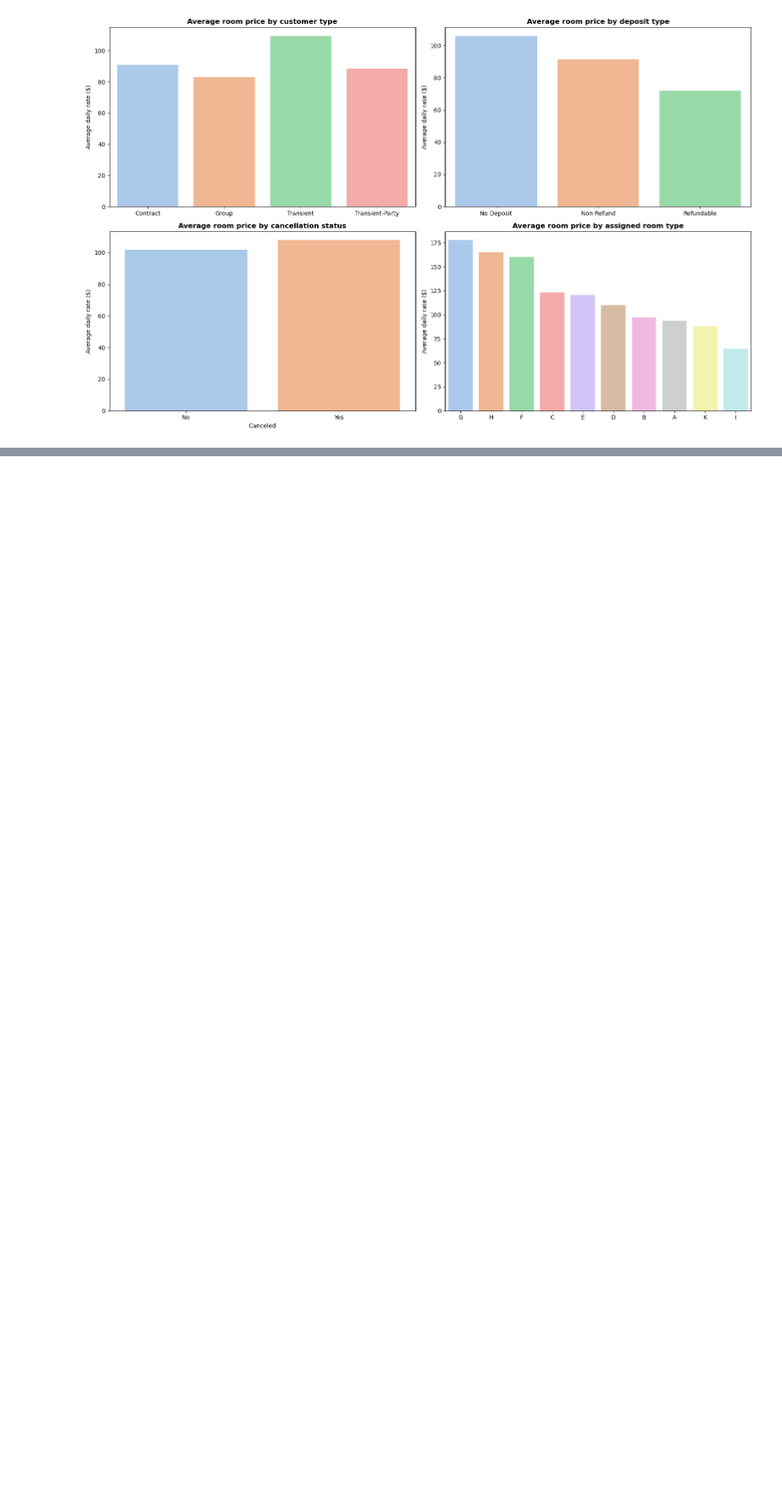
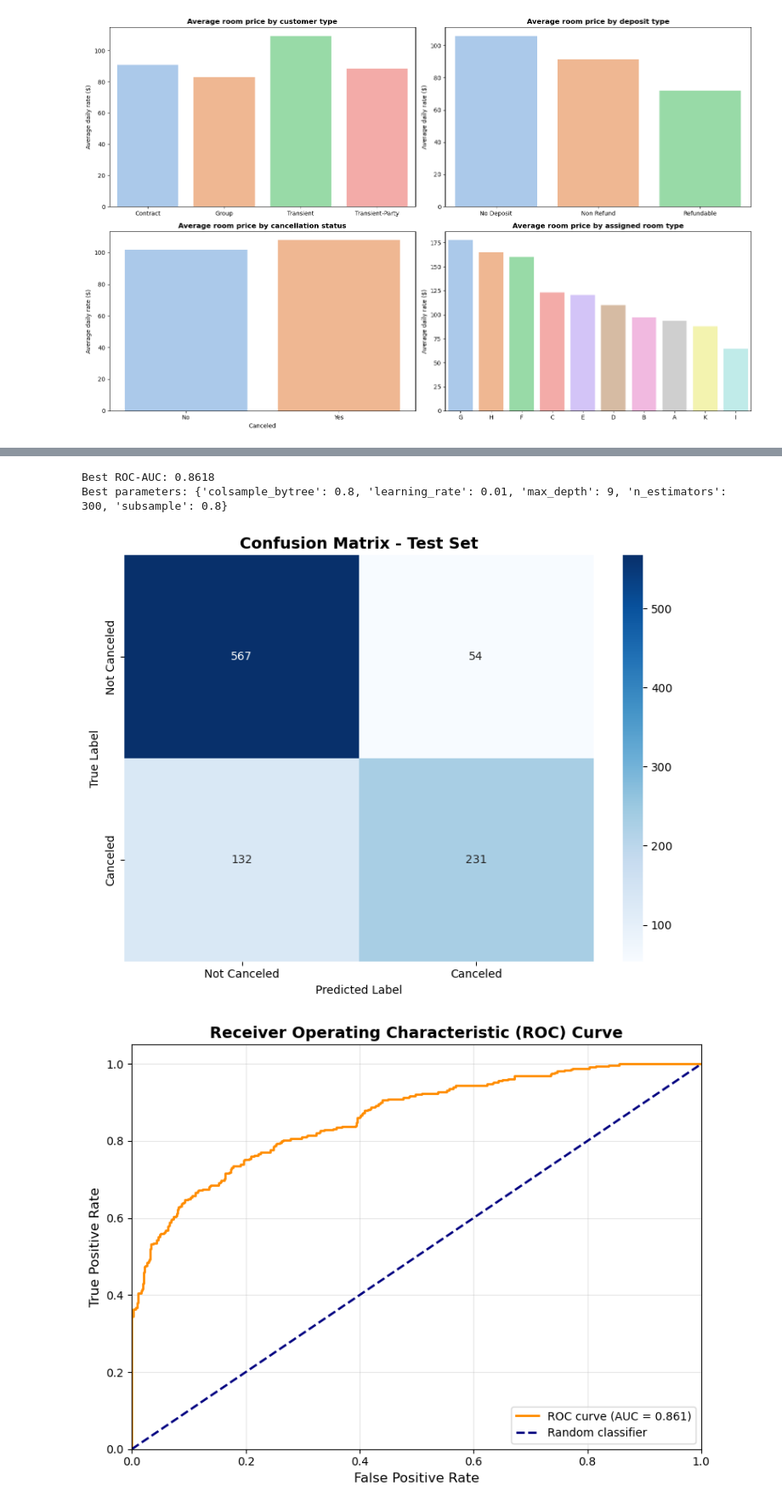
Before and after one commit to luciledubarry/Hotel_booking_analysis, a Jupyter notebook: hotel_booking_analysis.ipynb, the cells around one changed output, grey strips where cells are left out. Shown at 85% size. Saved outputs shown, nothing was run; the diff lists cells and outputs as text; code cells hidden in the pictures; blank space fills up the shorter version.

```diff
--- a/hotel_booking_analysis.ipynb
+++ b/hotel_booking_analysis.ipynb
@@ -382,0 +541,76 @@ plt.show()
+# %%
+# Hyperparameter optimization using GridSearchCV
+from sklearn.model_selection import GridSearchCV
+from sklearn.metrics import accuracy_score, precision_score, recall_score, f1_score, roc_auc_score
+
+# Define parameter grid
+param_grid = {
+    'n_estimators': [100, 200, 300],
+    'max_depth': [3, 6, 9],
+    'learning_rate': [0.01, 0.1, 0.3],
+    'subsample': [0.8, 1.0],
+    'colsample_bytree': [0.8, 1.0]
+}
+
+# Initialize base model
+xgb_base = xgb.XGBClassifier(random_state=42, eval_metric='logloss')
+
+# Perform grid search with 5-fold cross-validation
+grid_search = GridSearchCV(
+    estimator=xgb_base,
+    param_grid=param_grid,
+    scoring='roc_auc',
+    cv=5,
+    verbose=0,
+    n_jobs=-1
+)
+
+grid_search.fit(X_train, y_train)
+
+# Use best model
+xgb_model = grid_search.best_estimator_
+
+print(f"Best ROC-AUC: {grid_search.best_score_:.4f}")
+print(f"Best parameters: {grid_search.best_params_}")
+# %% [output]
+Best ROC-AUC: 0.8618
+Best parameters: {'colsample_bytree': 0.8, 'learning_rate': 0.01, 'max_depth': 9, 'n_estimators': 300, 'subsample': 0.8}
+# %%
+# Train final model and evaluate on test set
+from sklearn.metrics import classification_report, confusion_matrix, roc_curve, auc
+
+# Make predictions on test set
+y_pred = xgb_model.predict(X_test)
+y_pred_proba = xgb_model.predict_proba(X_test)[:, 1]
+
+# Confusion Matrix
+cm = confusion_matrix(y_test, y_pred)
+plt.figure(figsize=(8, 6))
+sns.heatmap(cm, annot=True, fmt='d', cmap='Blues', cbar=True,
+            xticklabels=['Not Canceled', 'Canceled'],
+            yticklabels=['Not Canceled', 'Canceled'])
+plt.title('Confusion Matrix - Test Set', fontsize=14, fontweight='bold')
+plt.ylabel('True Label')
+plt.xlabel('Predicted Label')
+plt.tight_layout()
+plt.show()
+
+# ROC Curve
+fpr, tpr, thresholds = roc_curve(y_test, y_pred_proba)
+roc_auc_value = auc(fpr, tpr)
+
+plt.figure(figsize=(8, 6))
+plt.plot(fpr, tpr, color='darkorange', lw=2, label=f'ROC curve (AUC = {roc_auc_value:.3f})')
+plt.plot([0, 1], [0, 1], color='navy', lw=2, linestyle='--', label='Random classifier')
+plt.xlim([0.0, 1.0])
+plt.ylim([0.0, 1.05])
+plt.xlabel('False Positive Rate', fontsize=12)
+plt.ylabel('True Positive Rate', fontsize=12)
+plt.title('Receiver Operating Characteristic (ROC) Curve', fontsize=14, fontweight='bold')
+plt.legend(loc="lower right")
+plt.grid(alpha=0.3)
+plt.tight_layout()
+plt.show()
+# %% [output]
+[figure, added]
+[figure, added]
```
Also changed, not shown: parts of 12 cells of this notebook.
